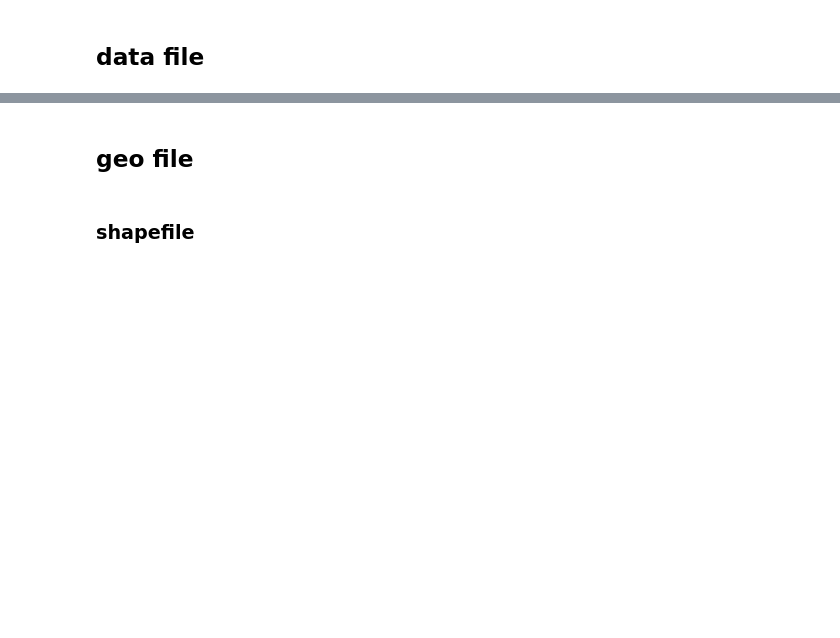
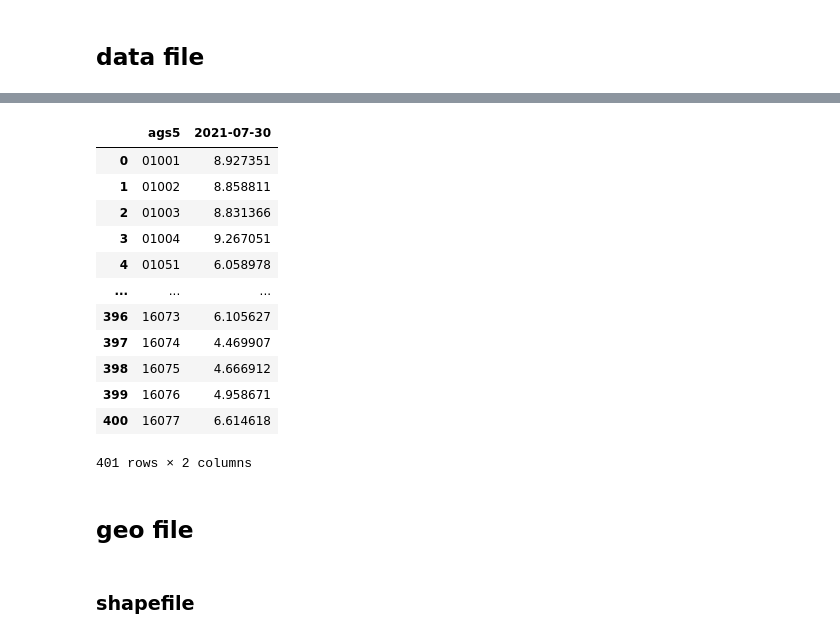
Before and after one commit to DSSGxUK/bmwi, a Jupyter notebook: notebooks/map/map-bokeh.ipynb, the cells around one changed output, grey strips where cells are left out. Drawn from its saved outputs; the diff is of its cells as text; code cells hidden in the pictures; blank space fills up the shorter version.

```diff
--- a/notebooks/map/map-bokeh.ipynb
+++ b/notebooks/map/map-bokeh.ipynb
@@ -20,9 +30,9 @@ df.head(1)
 # %%
 # fix ags5 code to be len=5, add 0 at front
-# df['ags5'] = gdf['krs_code']
 def fix_ags5(x):
     if len(str(x))==4:
         return '0'+str(x)
     else:
         return str(x)
-df['ags5_fix'] = df['ags5'].apply(fix_ags5)
+
+df['ags5'] = df['ags5'].apply(fix_ags5)
@@ -28,0 +53,2 @@ df['ags5_fix'] = df['ags5'].apply(fix_ags5)
+# %%
+date_col = merged.filter(like=f'{year}-{month}').columns
@@ -29,3 +57,19 @@ df['ags5_fix'] = df['ags5'].apply(fix_ags5)
+# %%
+df[['ags5']+list(date_col)]
+# %% [output]
+|  | ags5 | 2021-07-30 |
+| 0 | 01001 | 8.927351 |
+| 1 | 01002 | 8.858811 |
+| 2 | 01003 | 8.831366 |
+| 3 | 01004 | 9.267051 |
+| 4 | 01051 | 6.058978 |
+| ... | ... | ... |
+| 396 | 16073 | 6.105627 |
+| 397 | 16074 | 4.469907 |
+| 398 | 16075 | 4.666912 |
+| 399 | 16076 | 4.958671 |
+| 400 | 16077 | 6.614618 |
+401 rows × 2 columns
 # %% [markdown]
 ## geo file
 # %% [markdown]
```
Also changed, not shown: parts of 21 cells of this notebook.
